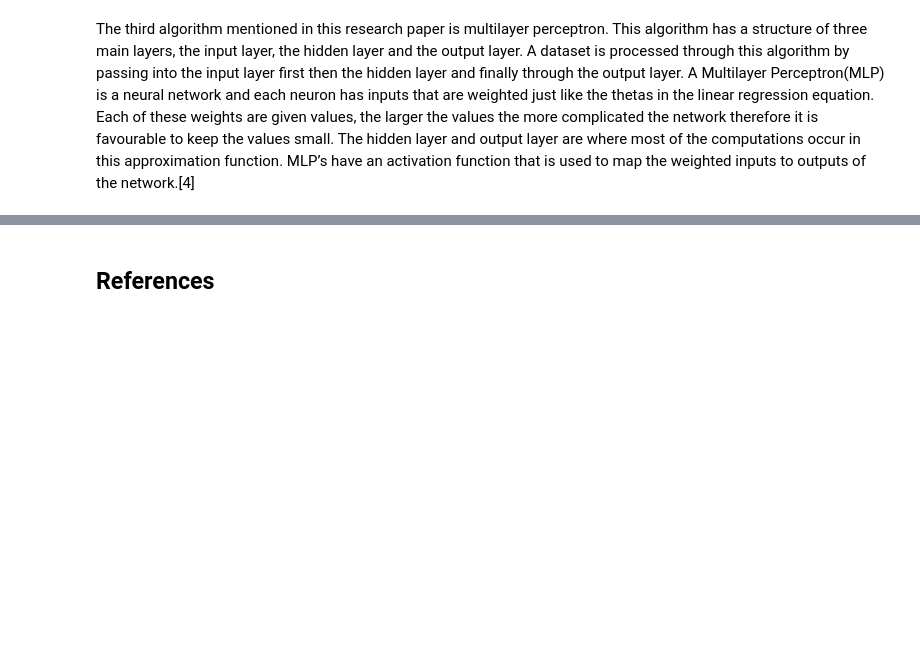
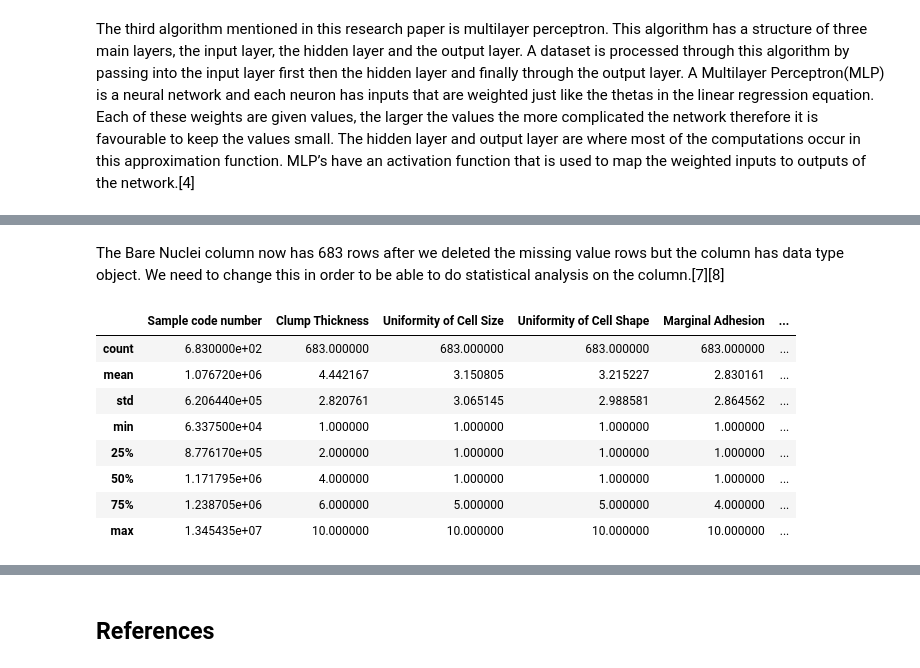
Before and after one commit to MegTully/Programming_For_DA_Project2, a Jupyter notebook: Programming_For_DA_Project2.ipynb, the cells around one changed output, grey strips where cells are left out. Cells and saved outputs as stored; diff of their text form; code cells hidden in the pictures; blank space fills up the shorter version.

Commit message:
Statistical analysis done

```diff
--- a/Programming_For_DA_Project2.ipynb
+++ b/Programming_For_DA_Project2.ipynb
@@ -37,0 +81,2 @@ NameError: name 'data' is not defined
+# %% [markdown]
+The Bare Nuclei column now has 683 rows after we deleted the missing value rows but the column has data type object. We need to change this in order to be able to do statistical analysis on the column.[7][8]
@@ -37,0 +86,12 @@ NameError: name 'data' is not defined
+# %%
+dataset.describe()
+# %% [output]
+|  | Sample code number | Clump Thickness | Uniformity of Cell Size | Uniformity of Cell Shape | Marginal Adhesion | ... |
+| count | 6.830000e+02 | 683.000000 | 683.000000 | 683.000000 | 683.000000 | ... |
+| mean | 1.076720e+06 | 4.442167 | 3.150805 | 3.215227 | 2.830161 | ... |
+| std | 6.206440e+05 | 2.820761 | 3.065145 | 2.988581 | 2.864562 | ... |
+| min | 6.337500e+04 | 1.000000 | 1.000000 | 1.000000 | 1.000000 | ... |
+| 25% | 8.776170e+05 | 2.000000 | 1.000000 | 1.000000 | 1.000000 | ... |
+| 50% | 1.171795e+06 | 4.000000 | 1.000000 | 1.000000 | 1.000000 | ... |
+| 75% | 1.238705e+06 | 6.000000 | 5.000000 | 5.000000 | 4.000000 | ... |
+| max | 1.345435e+07 | 10.000000 | 10.000000 | 10.000000 | 10.000000 | ... |
```
Also changed, not shown: parts of 25 cells of this notebook, 1 other file.
